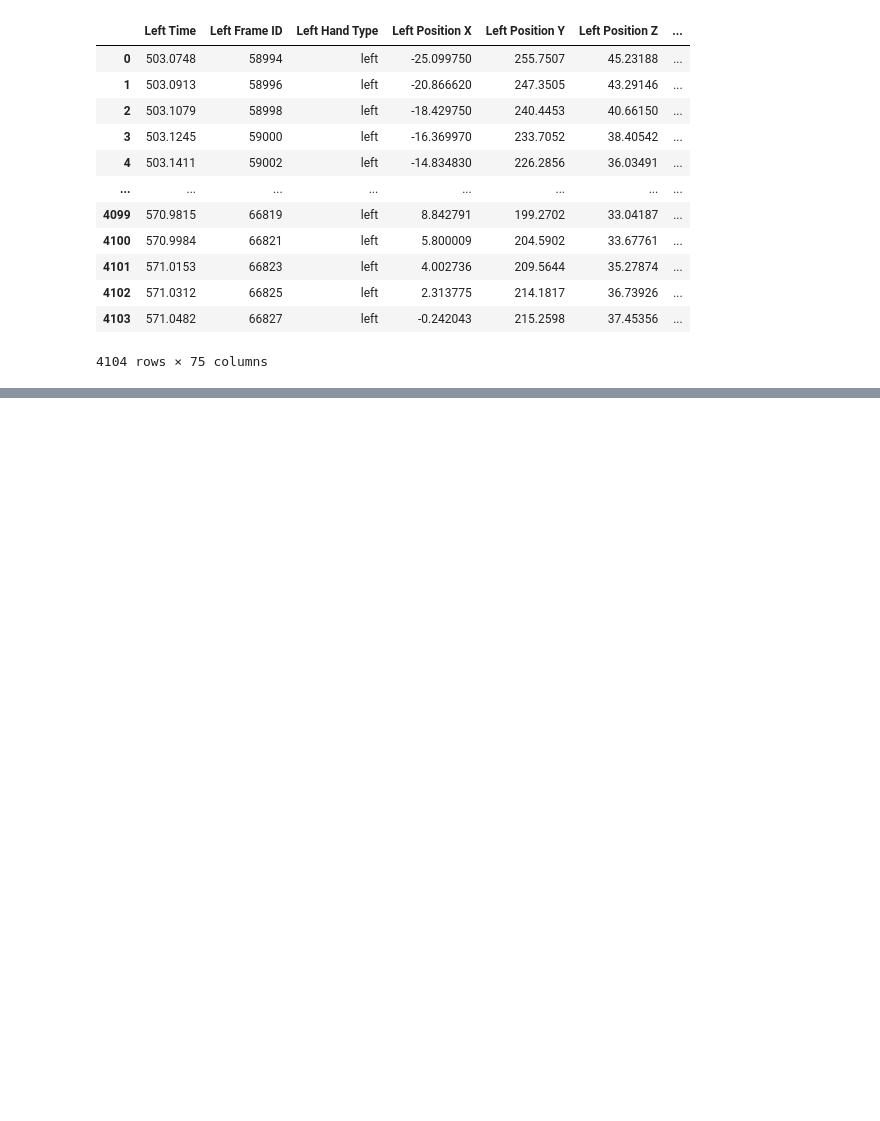
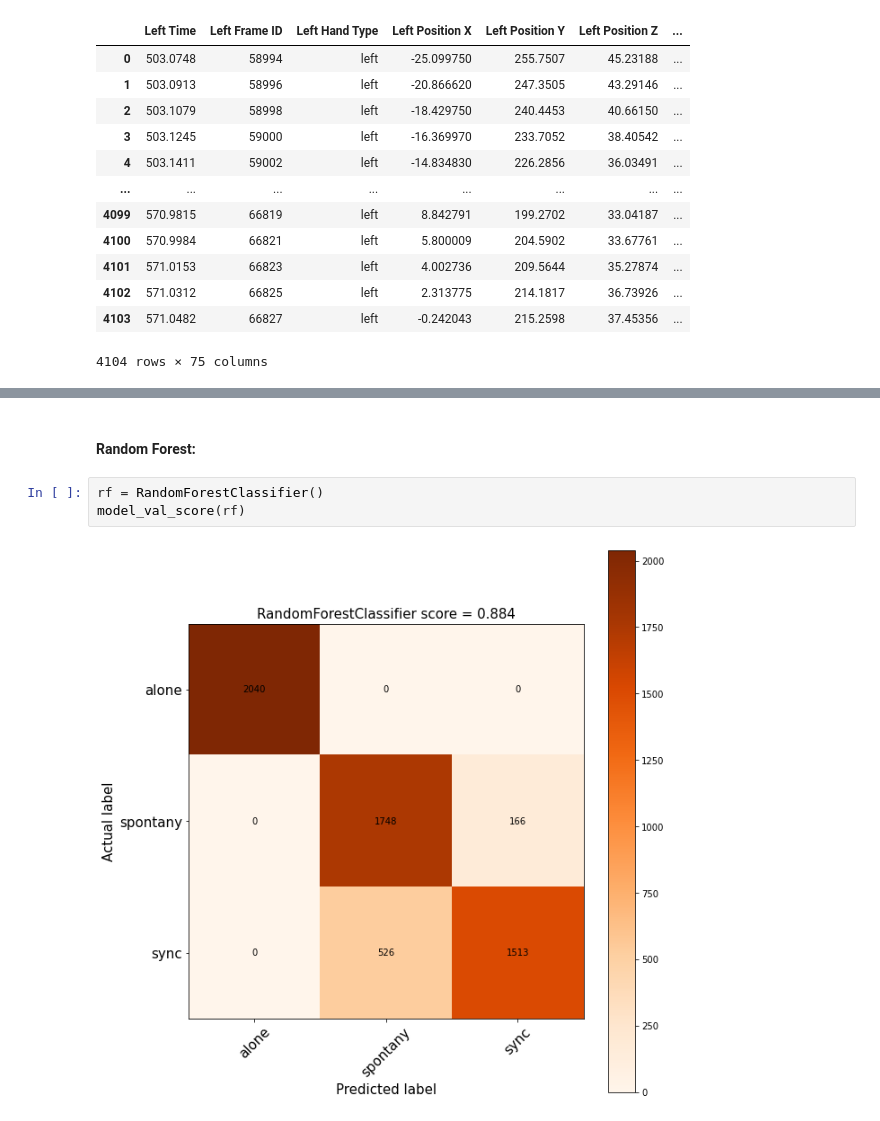
Before and after one commit to idankam/DataScienceCourseProject, a Jupyter notebook: Hands Notebook.ipynb, the cells around one changed output, grey strips where cells are left out. Saved outputs shown, nothing was run; the diff lists cells and outputs as text; blank space fills up the shorter version.

```diff
--- a/Hands Notebook.ipynb
+++ b/Hands Notebook.ipynb
@@ -648,0 +811,7 @@ dtype: int64
+# %% [markdown]
+#### Random Forest:
+# %%
+rf = RandomForestClassifier()
+model_val_score(rf)
+# %% [output]
+[figure, added]
```
Also changed, not shown: parts of 51 cells of this notebook.
